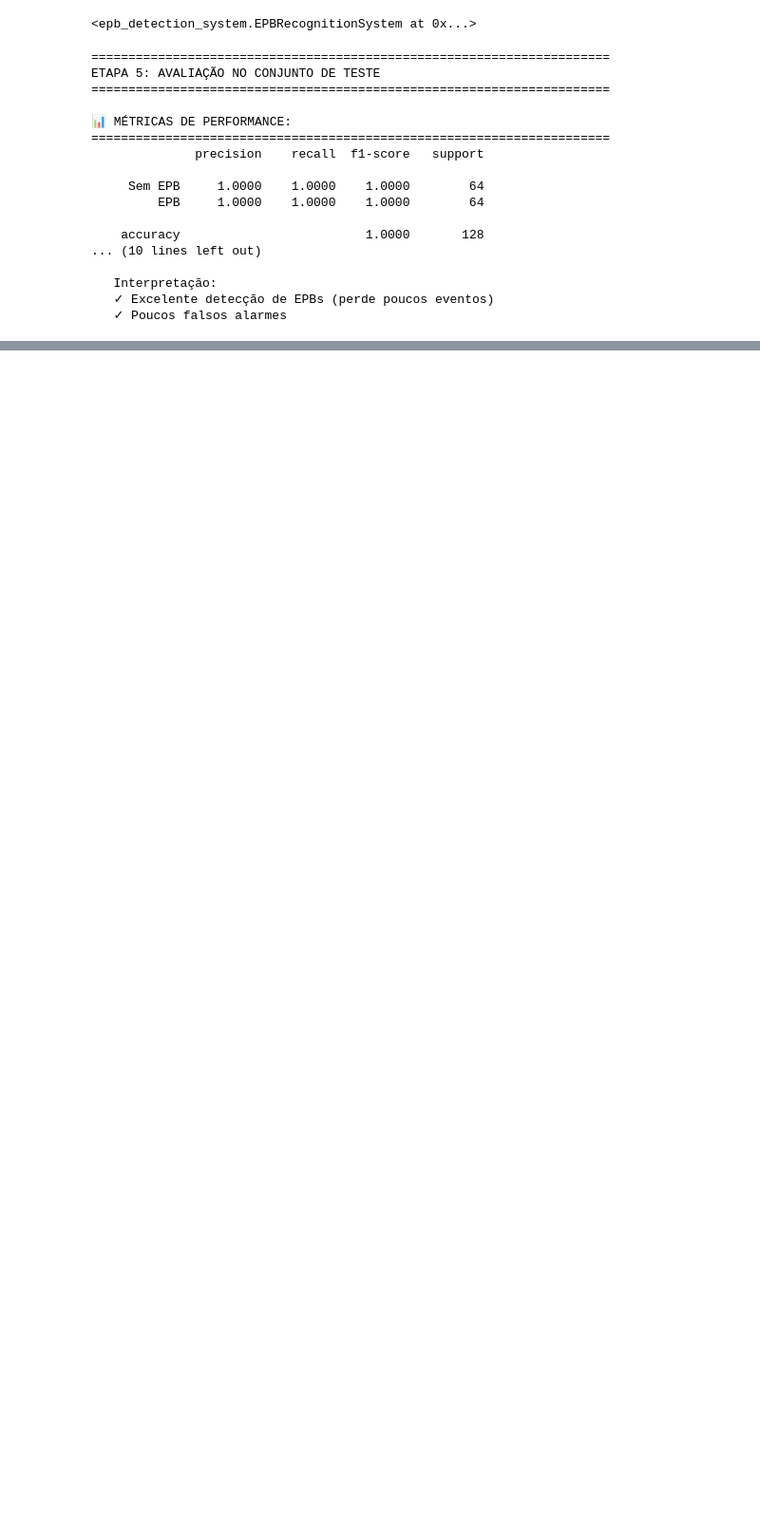
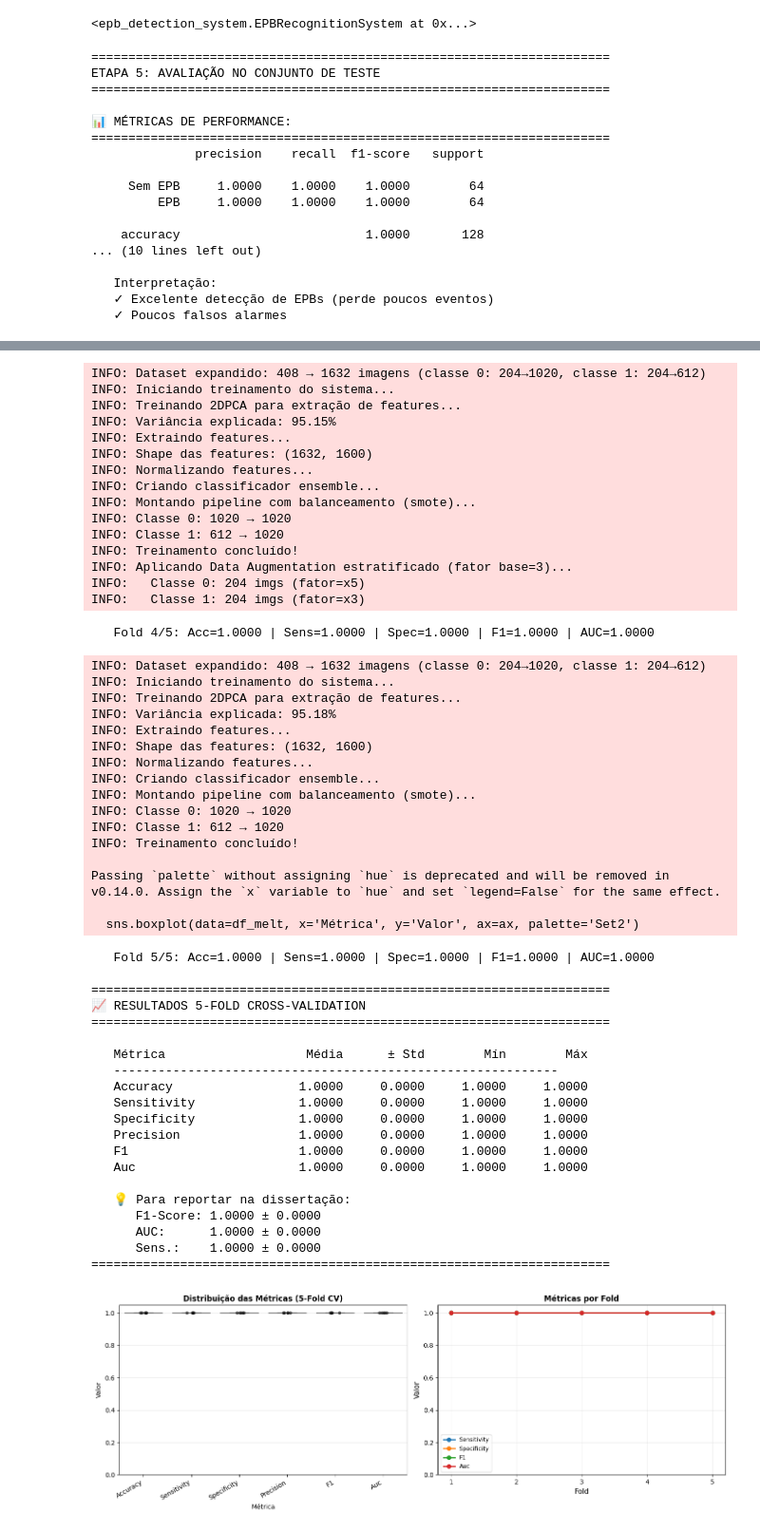
Before and after one commit to albertoivo/masters-degree, a Jupyter notebook: code/epb_detection_system.ipynb, the cells around one changed output, grey strips where cells are left out. Shown at 95% size. Saved outputs shown, nothing was run; the diff lists cells and outputs as text; code cells hidden in the pictures; blank space fills up the shorter version.

```diff
--- a/code/epb_detection_system.ipynb
+++ b/code/epb_detection_system.ipynb
@@ -291,3 +385,18 @@ ETAPA 5c: ANÁLISE DE CALIBRAÇÃO DE PROBABILIDADES
         (diz 80%, mas na verdade só 60% são positivos)
 
 ======================================================================
+# %%
+# ========== ETAPA 5d: AVALIAÇÃO K-FOLD CROSS-VALIDATION ==========
+# Usa os dados ORIGINAIS (X, y) antes de augmentation/split
+# para avaliar o pipeline completo com intervalos de confiança.
+# Cada fold treina do zero: augmentation → 2DPCA → SMOTE → ensemble.
+
+fig_kfold, df_kfold = evaluate_kfold_cv(
+    X, y,
+    n_components=best_n_components,
+    n_folds=5,
+    balance_method=BALANCE_METHOD,
+    use_augmentation=USE_AUGMENTATION,
+    augment_factor=AUGMENT_FACTOR,
+)
+# %% [output]
@@ -293,0 +460,53 @@ ETAPA 5c: ANÁLISE DE CALIBRAÇÃO DE PROBABILIDADES
+INFO: Dataset expandido: 408 → 1632 imagens (classe 0: 204→1020, classe 1: 204→612)
+INFO: Iniciando treinamento do sistema...
+INFO: Treinando 2DPCA para extração de features...
+INFO: Variância explicada: 95.15%
+INFO: Extraindo features...
+INFO: Shape das features: (1632, 1600)
+INFO: Normalizando features...
+INFO: Criando classificador ensemble...
+INFO: Montando pipeline com balanceamento (smote)...
+INFO: Classe 0: 1020 → 1020
+INFO: Classe 1: 612 → 1020
+INFO: Treinamento concluído!
+INFO: Aplicando Data Augmentation estratificado (fator base=3)...
+INFO:   Classe 0: 204 imgs (fator=x5)
+INFO:   Classe 1: 204 imgs (fator=x3)
+   Fold 4/5: Acc=1.0000 | Sens=1.0000 | Spec=1.0000 | F1=1.0000 | AUC=1.0000
+INFO: Dataset expandido: 408 → 1632 imagens (classe 0: 204→1020, classe 1: 204→612)
+INFO: Iniciando treinamento do sistema...
+INFO: Treinando 2DPCA para extração de features...
+INFO: Variância explicada: 95.18%
+INFO: Extraindo features...
+INFO: Shape das features: (1632, 1600)
+INFO: Normalizando features...
+INFO: Criando classificador ensemble...
+INFO: Montando pipeline com balanceamento (smote)...
+INFO: Classe 0: 1020 → 1020
+INFO: Classe 1: 612 → 1020
+INFO: Treinamento concluído!
+
+Passing `palette` without assigning `hue` is deprecated and will be removed in v0.14.0. Assign the `x` variable to `hue` and set `legend=False` for the same effect.
+
+  sns.boxplot(data=df_melt, x='Métrica', y='Valor', ax=ax, palette='Set2')
+   Fold 5/5: Acc=1.0000 | Sens=1.0000 | Spec=1.0000 | F1=1.0000 | AUC=1.0000
+
+======================================================================
+📈 RESULTADOS 5-FOLD CROSS-VALIDATION
+======================================================================
+
+   Métrica                   Média      ± Std        Mín        Máx
+   ------------------------------------------------------------
+   Accuracy                 1.0000     0.0000     1.0000     1.0000
+   Sensitivity              1.0000     0.0000     1.0000     1.0000
+   Specificity              1.0000     0.0000     1.0000     1.0000
+   Precision                1.0000     0.0000     1.0000     1.0000
+   F1                       1.0000     0.0000     1.0000     1.0000
+   Auc                      1.0000     0.0000     1.0000     1.0000
+
+   💡 Para reportar na dissertação:
+      F1-Score: 1.0000 ± 0.0000
+      AUC:      1.0000 ± 0.0000
+      Sens.:    1.0000 ± 0.0000
+======================================================================
+[figure, added]
```
Also changed, not shown: parts of 15 cells of this notebook, 3 other files.
